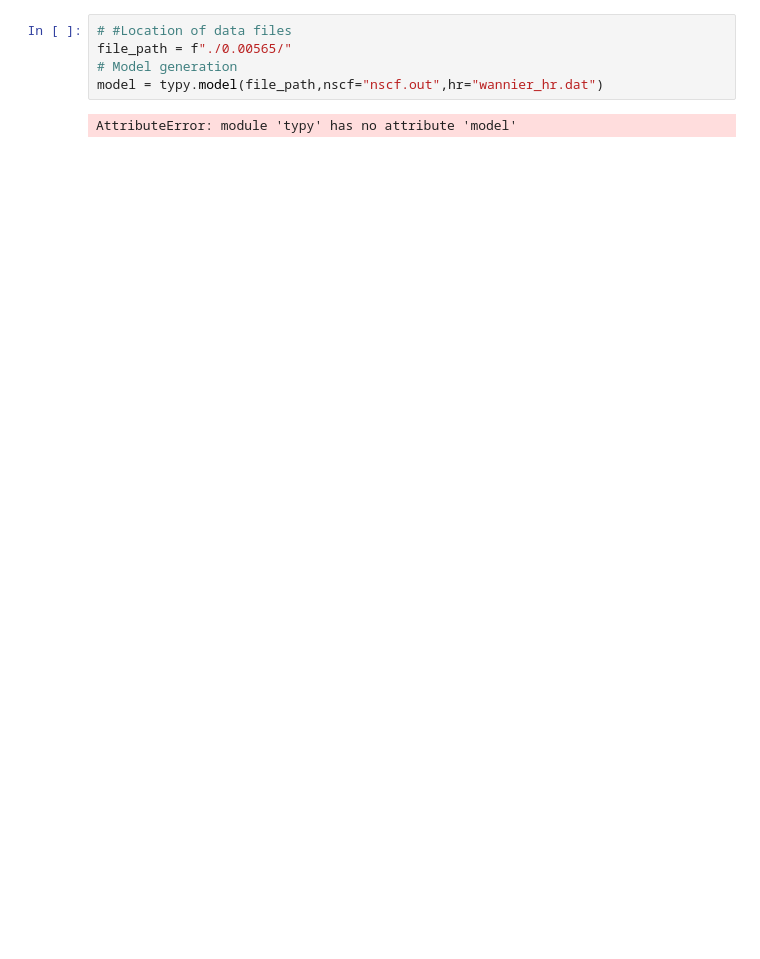
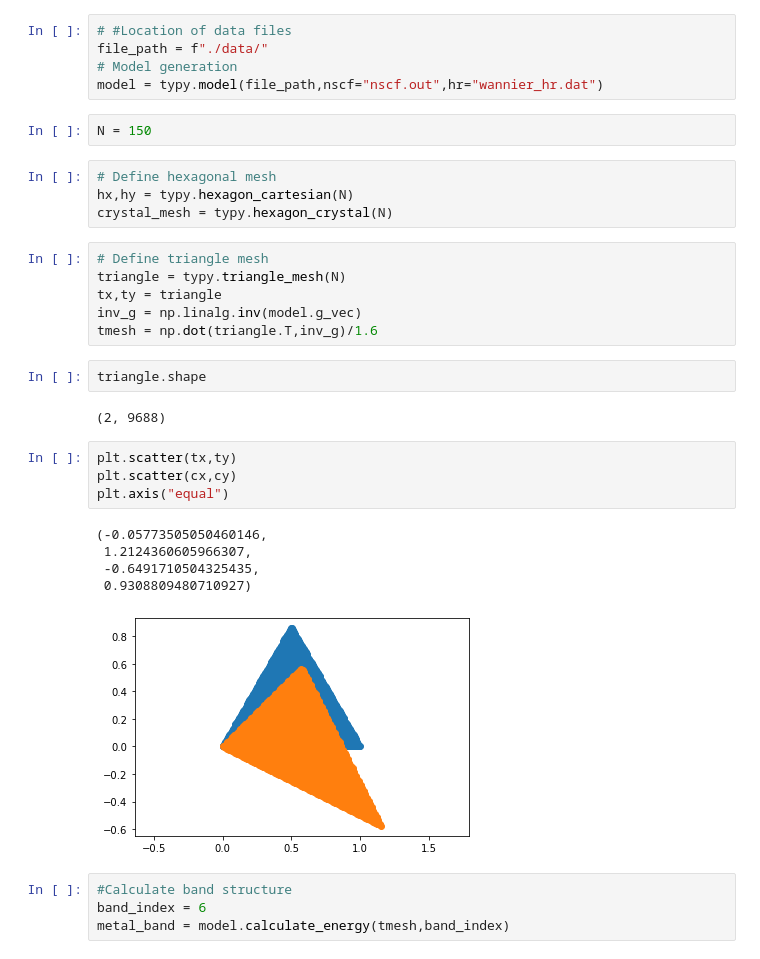
Before and after one commit to susyexists/typy, a Jupyter notebook: hexagon_susceptibility.ipynb, the cells around one changed output. Saved outputs shown, nothing was run; the diff lists cells and outputs as text; blank space fills up the shorter version.

Commit message:
hexagonal susceptibility

```diff
--- a/hexagon_susceptibility.ipynb
+++ b/hexagon_susceptibility.ipynb
@@ -6,7 +5,35 @@ import pandas as pd
 # %%
 # #Location of data files
-file_path = f"./0.00565/"
+file_path = f"./data/"
 # Model generation
 model = typy.model(file_path,nscf="nscf.out",hr="wannier_hr.dat")
-# %% [output]
-AttributeError: module 'typy' has no attribute 'model'
+# %%
+N = 150
+# %%
+# Define hexagonal mesh
+hx,hy = typy.hexagon_cartesian(N)
+crystal_mesh = typy.hexagon_crystal(N)
+# %%
+# Define triangle mesh
+triangle = typy.triangle_mesh(N)
+tx,ty = triangle
+inv_g = np.linalg.inv(model.g_vec)
+tmesh = np.dot(triangle.T,inv_g)/1.6
+# %%
+triangle.shape
+# %% [output]
+(2, 9688)
+# %%
+plt.scatter(tx,ty)
+plt.scatter(cx,cy)
+plt.axis("equal")
+# %% [output]
+(-0.05773505050460146,
+ 1.2124360605966307,
+ -0.6491710504325435,
+ 0.9308809480710927)
+[figure, added]
+# %%
+#Calculate band structure
+band_index = 6
+metal_band = model.calculate_energy(tmesh,band_index)
```
Also changed, not shown: parts of 15 cells of this notebook, 10 other files.
